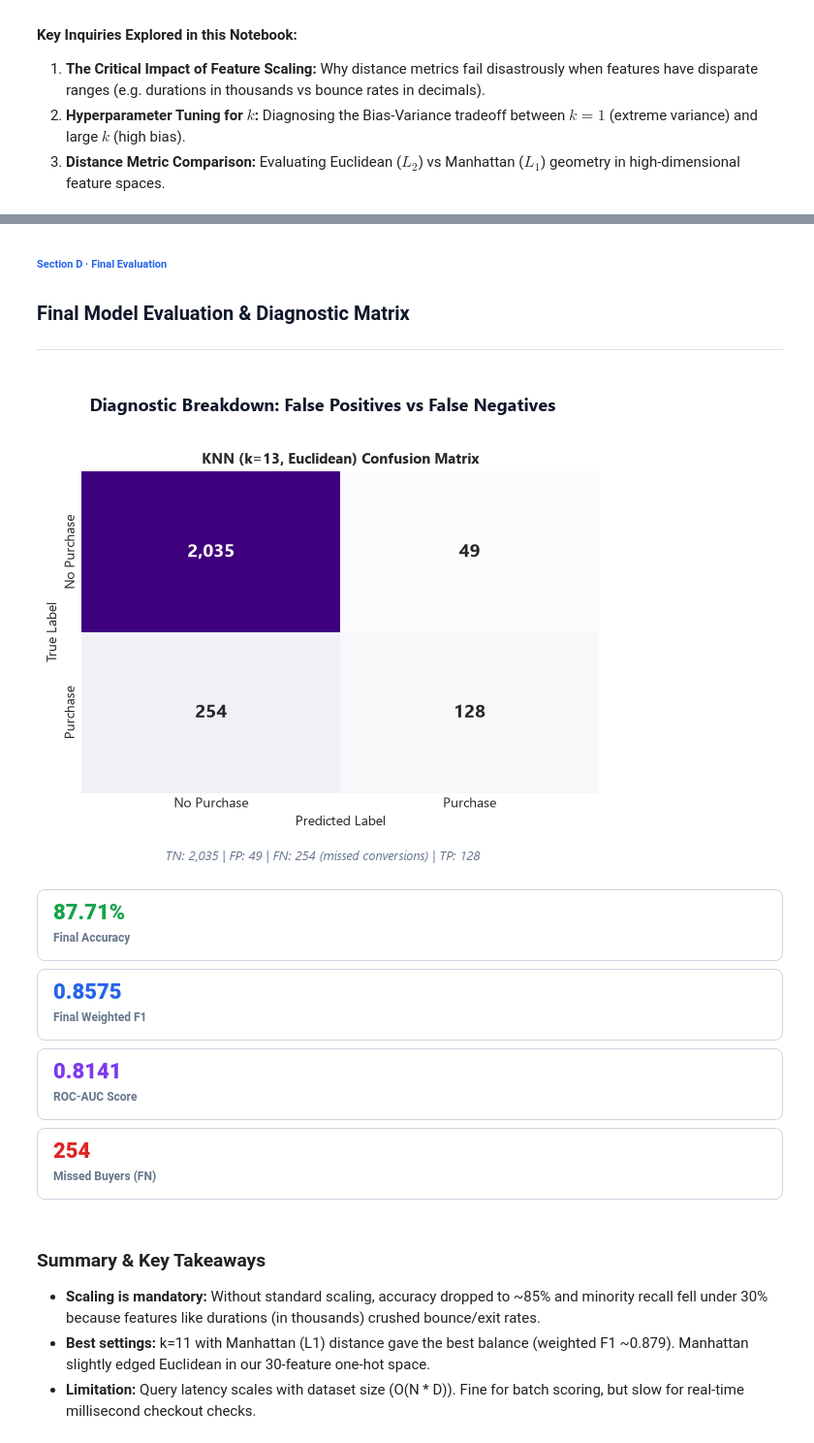
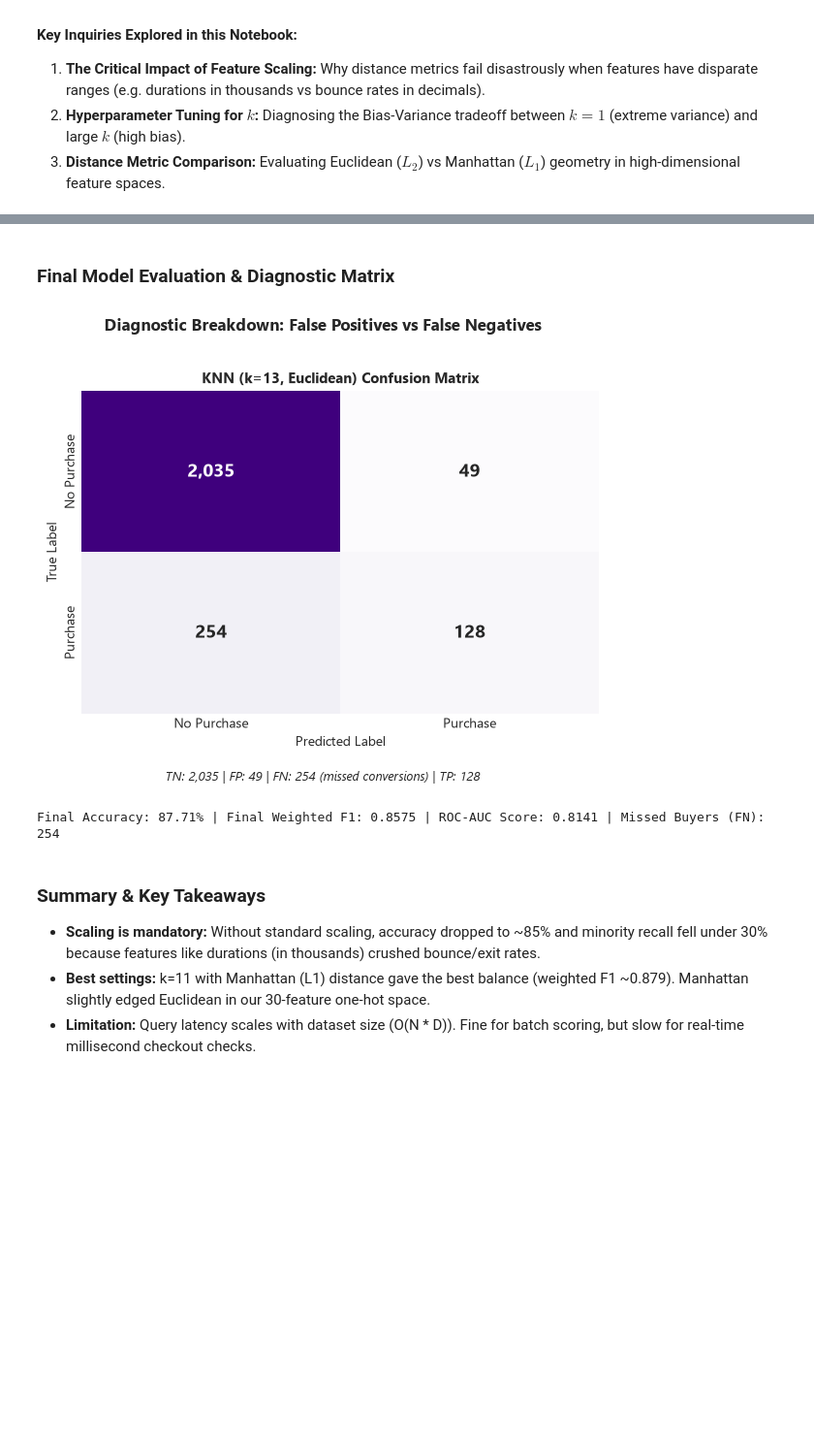
Before and after one commit to MR7star/ML-Capstone-Project, a Jupyter notebook: notebooks/02_knn.ipynb, the cells around one changed output, grey strips where cells are left out. Shown at 97% size. Drawn from its saved outputs; the diff is of its cells as text; code cells hidden in the pictures; blank space fills up the shorter version.

```diff
--- a/notebooks/02_knn.ipynb
+++ b/notebooks/02_knn.ipynb
@@ -184,46 +157,37 @@ Highest Weighted F1
+# %% [markdown]
+### Final Model Evaluation & Diagnostic Matrix
 # %%
-title("Final Model Evaluation & Diagnostic Matrix", kicker="Section D · Final Evaluation")
-
 best_metric = res_df.loc[res_df['Weighted F1'].idxmax(), 'Metric'].lower()
 final_knn = KNeighborsClassifier(n_neighbors=best_k, metric=best_metric)
 final_knn.fit(X_train, y_train)
 
 y_pred = final_knn.predict(X_test)
 y_prob = final_knn.predict_proba(X_test)[:, 1]
 
 cm = confusion_matrix(y_test, y_pred)
 tn, fp, fn, tp = cm.ravel()
 
 fig, ax = plt.subplots(figsize=(6, 4.5))
 sns.heatmap(cm, annot=True, fmt=",d", cmap="Purples", cbar=False, ax=ax,
             annot_kws={"size": 14, "weight": "bold"})
 ax.set_title(f"KNN (k={best_k}, {best_metric.capitalize()}) Confusion Matrix", fontsize=11, fontweight="bold")
 ax.set_xlabel("Predicted Label")
 ax.set_ylabel("True Label")
 ax.set_xticklabels(["No Purchase", "Purchase"])
 ax.set_yticklabels(["No Purchase", "Purchase"])
 
 finish(fig, "Diagnostic Breakdown: False Positives vs False Negatives",
        f"TN: {tn:,} | FP: {fp} | FN: {fn} (missed conversions) | TP: {tp}")
 
 hero([
     (f"{accuracy_score(y_test, y_pred)*100:.2f}%", "Final Accuracy", "#16a34a"),
     (f"{f1_score(y_test, y_pred, average='weighted'):.4f}", "Final Weighted F1", "#2563eb"),
     (f"{roc_auc_score(y_test, y_prob):.4f}", "ROC-AUC Score", "#7c3aed"),
     (f"{fn}", "Missed Buyers (FN)", "#dc2626")
 ])
 # %% [output]
-Section D · Final Evaluation
-Final Model Evaluation & Diagnostic Matrix
-[figure, old version]
+[figure, new version]
-87.71%
-Final Accuracy
-0.8575
-Final Weighted F1
-0.8141
-ROC-AUC Score
-254
-Missed Buyers (FN)
+Final Accuracy: 87.71% | Final Weighted F1: 0.8575 | ROC-AUC Score: 0.8141 | Missed Buyers (FN): 254
 # %% [markdown]
 ### Summary & Key Takeaways
 - **Scaling is mandatory:** Without standard scaling, accuracy dropped to ~85% and minority recall fell under 30% because features like durations (in thousands) crushed bounce/exit rates.
```
Also changed, not shown: parts of 8 cells of this notebook, 7 other files.
